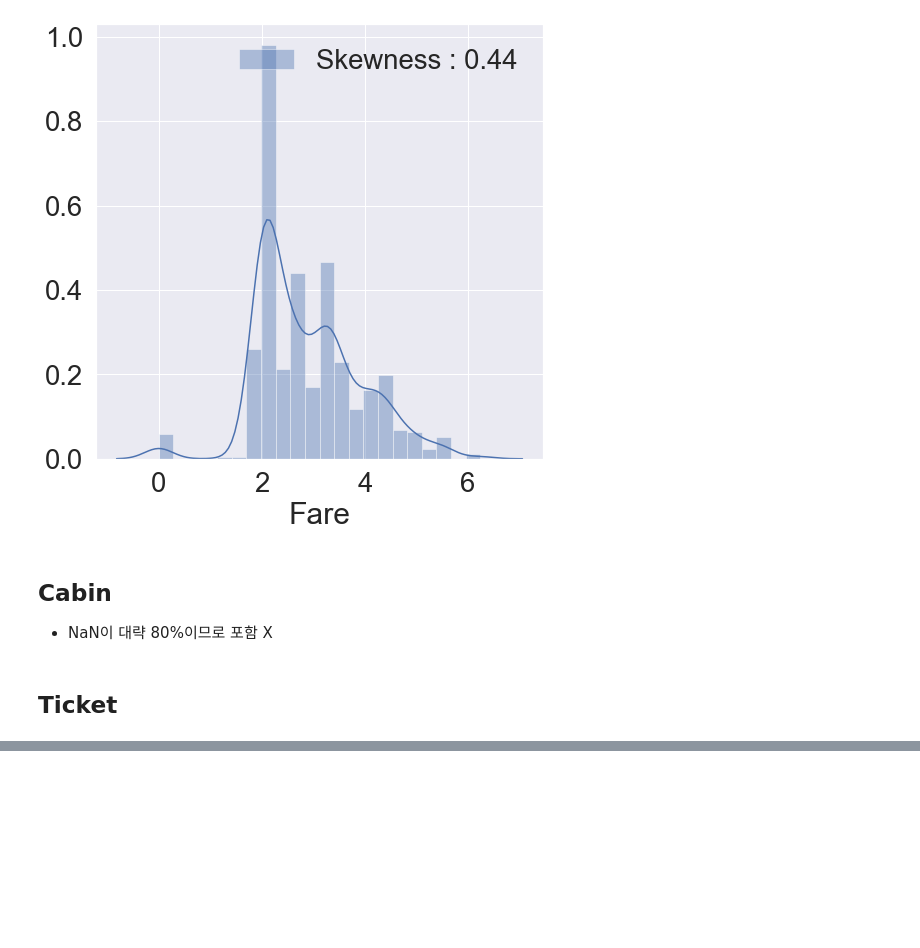
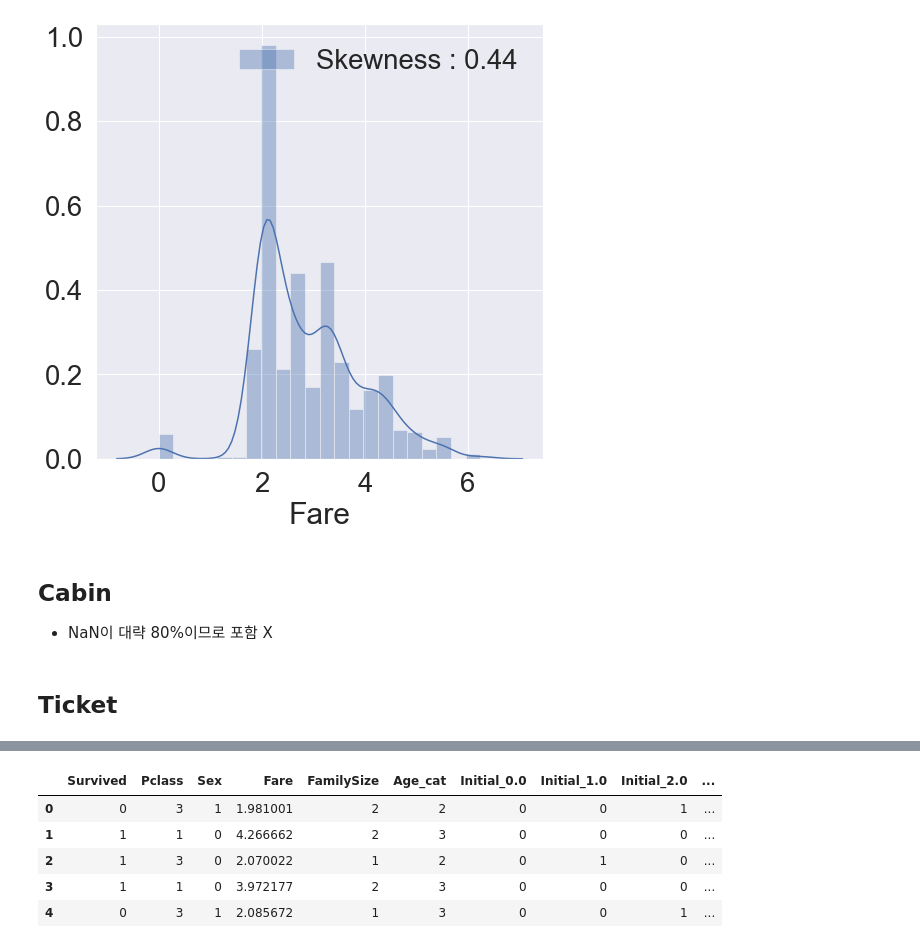
Before and after one commit to Park-taenam/Kaggle, a Jupyter notebook: Titanic/Titanic_Tutorial.ipynb, the cells around one changed output, grey strips where cells are left out. Drawn from its saved outputs; the diff is of its cells as text; code cells hidden in the pictures; blank space fills up the shorter version.

```diff
--- a/Titanic/Titanic_Tutorial.ipynb
+++ b/Titanic/Titanic_Tutorial.ipynb
@@ -514,0 +755,9 @@ Name: Ticket, Length: 681, dtype: int64
+# %%
+df_train.head()
+# %% [output]
+|  | Survived | Pclass | Sex | Fare | FamilySize | Age_cat | Initial_0.0 | Initial_1.0 | Initial_2.0 | ... |
+| 0 | 0 | 3 | 1 | 1.981001 | 2 | 2 | 0 | 0 | 1 | ... |
+| 1 | 1 | 1 | 0 | 4.266662 | 2 | 3 | 0 | 0 | 0 | ... |
+| 2 | 1 | 3 | 0 | 2.070022 | 1 | 2 | 0 | 1 | 0 | ... |
+| 3 | 1 | 1 | 0 | 3.972177 | 2 | 3 | 0 | 0 | 0 | ... |
+| 4 | 0 | 3 | 1 | 2.085672 | 1 | 3 | 0 | 0 | 1 | ... |
```
Also changed, not shown: parts of 41 cells of this notebook.
